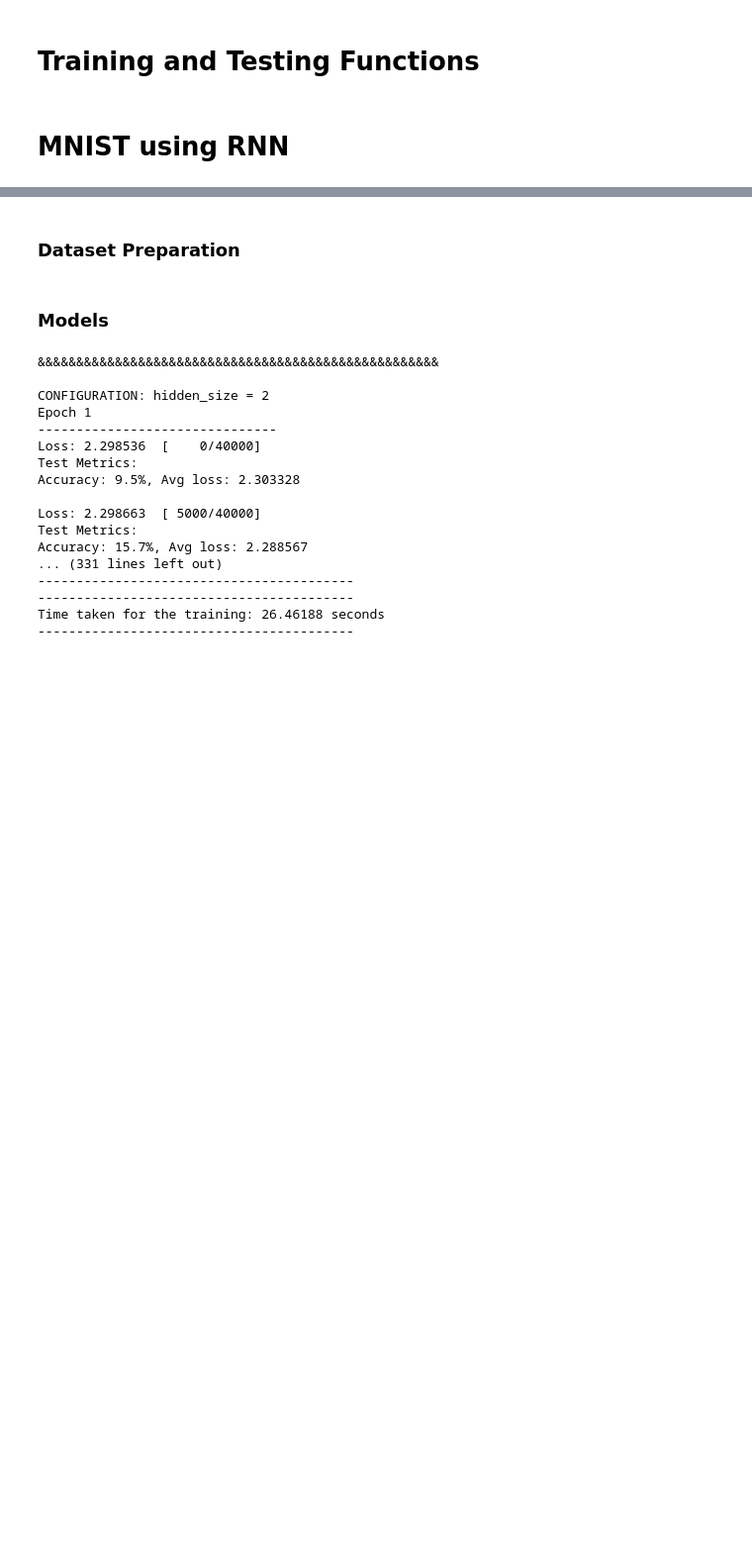
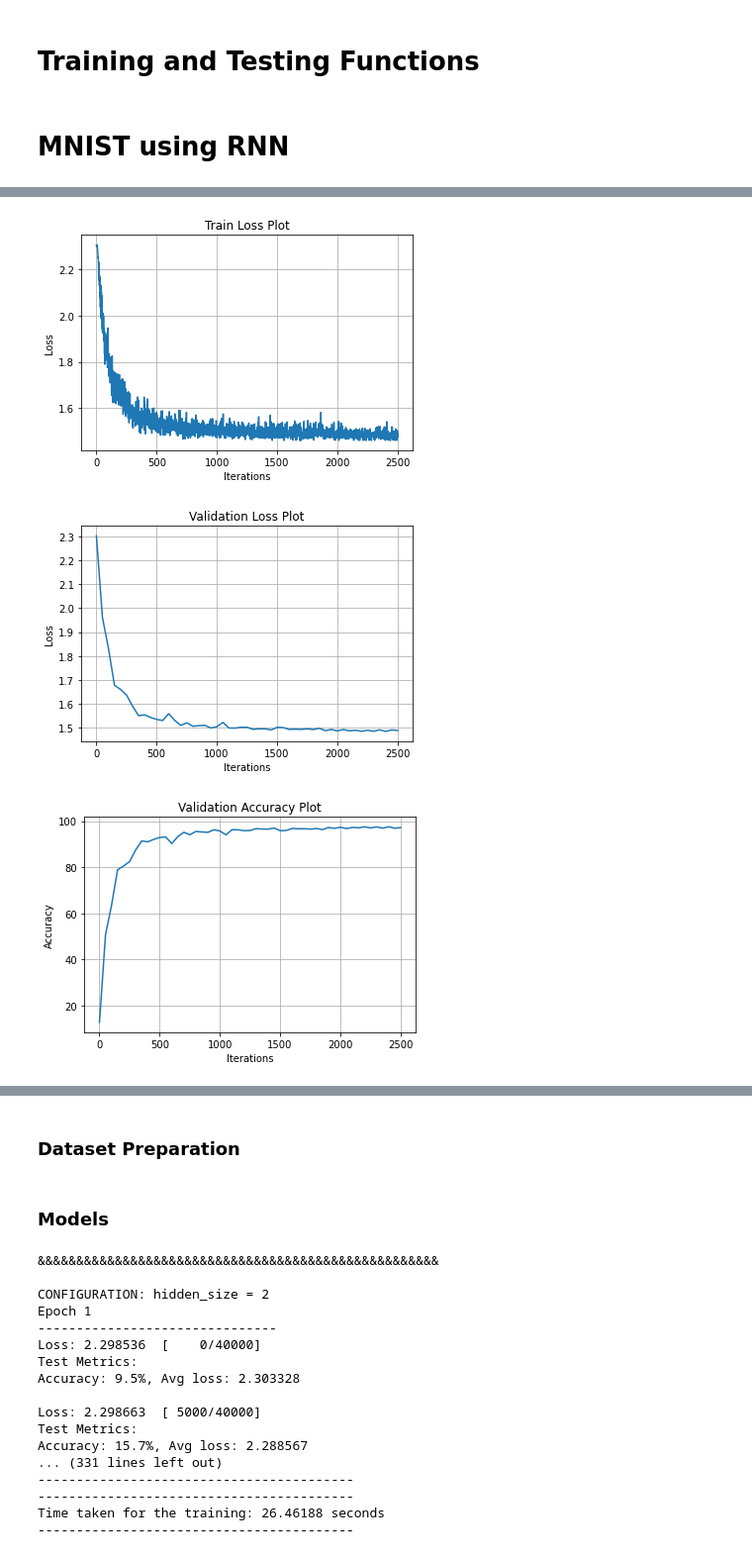
Before and after one commit to anirudhr97/EE6132_Advanced_Signal_Processing, a Jupyter notebook: Lab4/EE6132_Lab4_RNN.ipynb, the cells around one changed output, grey strips where cells are left out. Shown at 99% size. Cells and saved outputs as stored; diff of their text form; code cells hidden in the pictures; blank space fills up the shorter version.

```diff
--- a/Lab4/EE6132_Lab4_RNN.ipynb
+++ b/Lab4/EE6132_Lab4_RNN.ipynb
@@ -628,7 +739,7 @@ class GRU(nn.Module):
 # %%
 # Grid Search of Parameters
 layers_list = [1,2]
-neurons_list = [32,64]
+neurons_list = [64,128,256]
 metricsD = {}
 for layer in layers_list:
     metricsD[layer] = {}
@@ -646,7 +757,7 @@ for layer in layers_list:
 # Cross Entropy Loss
 loss_fn = nn.CrossEntropyLoss()
 # Number of Epochs
-num_epochs = 1
+num_epochs = 5
 # %%
 for layer in modelsD:
     for neuron in modelsD[layer]:
@@ -696,34 +825,39 @@ for layer in modelsD:
 # %%
 # Plotting the relevant graphs and plots
-saving = False
+saving = True
 dataloader = loaders['test']
-for layer in modelsD:
-    for neuron in modelsD[layer]:
-        model = modelsD[layer][neuron]
-        prefix = direc_pics + 'mnist_GRU_l{}_n{}'.format(layer, neuron)
-        plotGraphs(
-            losses = metricsD[layer][neuron]['l'],
-            losses_test = metricsD[layer][neuron]['lt'],
-            acc_test = metricsD[layer][neuron]['at'],
-            interval = interval,
-            prefix = prefix,
-            saving = saving
-        )
+layer = 2
+neuron = 256
 
-        # Plotting few pictures with true and predicted labels
-        with torch.no_grad():
-            for X, y in dataloader:
-                temp = model(X)
+model = modelsD[layer][neuron]
+prefix = direc_pics + 'mnist_GRU_l{}_n{}'.format(layer, neuron)
+plotGraphs(
+    losses = metricsD[layer][neuron]['l'],
+    losses_test = metricsD[layer][neuron]['lt'],
+    acc_test = metricsD[layer][neuron]['at'],
+    interval = interval,
+    prefix = prefix,
+    saving = saving
+)
 
-            figure = plt.figure(figsize=(10, 10))
-            cols, rows = 5, 5
-            for i in range(1, cols * rows + 1):
-                sample_idx = torch.randint(5000, size=(1,)).item()
-                img, label = X[sample_idx], y[sample_idx]
-                figure.add_subplot(rows, cols, i)
-                plt.title('Truth: {} | Pred: {}'.format(label, temp['preds'][sample_idx]), fontsize=9)
-                plt.axis("off")
-                plt.imshow(img.squeeze(), cmap="gray")
-            if saving:
-                plt.savefig(prefix + '_samples.png',bbox_inches='tight')
-            plt.show()
+# Plotting few pictures with true and predicted labels
+with torch.no_grad():
+    for X, y in dataloader:
+        temp = model(X)
+
+    figure = plt.figure(figsize=(10, 10))
+    cols, rows = 5, 5
+    for i in range(1, cols * rows + 1):
+        sample_idx = torch.randint(5000, size=(1,)).item()
+        img, label = X[sample_idx], y[sample_idx]
+        figure.add_subplot(rows, cols, i)
+        plt.title('Truth: {} | Pred: {}'.format(label, temp['preds'][sample_idx]), fontsize=9)
+        plt.axis("off")
+        plt.imshow(img.squeeze(), cmap="gray")
+    if saving:
+        plt.savefig(prefix + '_samples.png',bbox_inches='tight')
+    plt.show()
+# %% [output]
+[figure, added]
+[figure, added]
+[figure, added]
```
Also changed, not shown: parts of 39 cells of this notebook, 48 other files.
